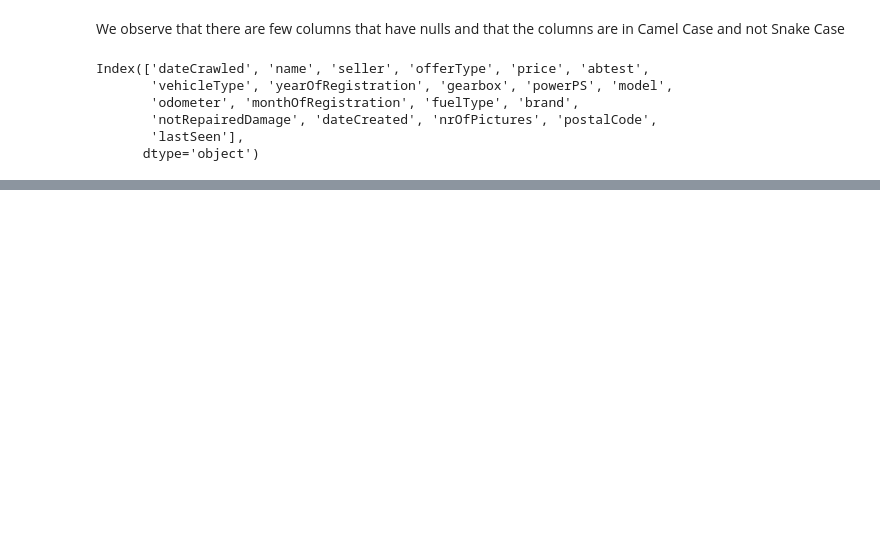
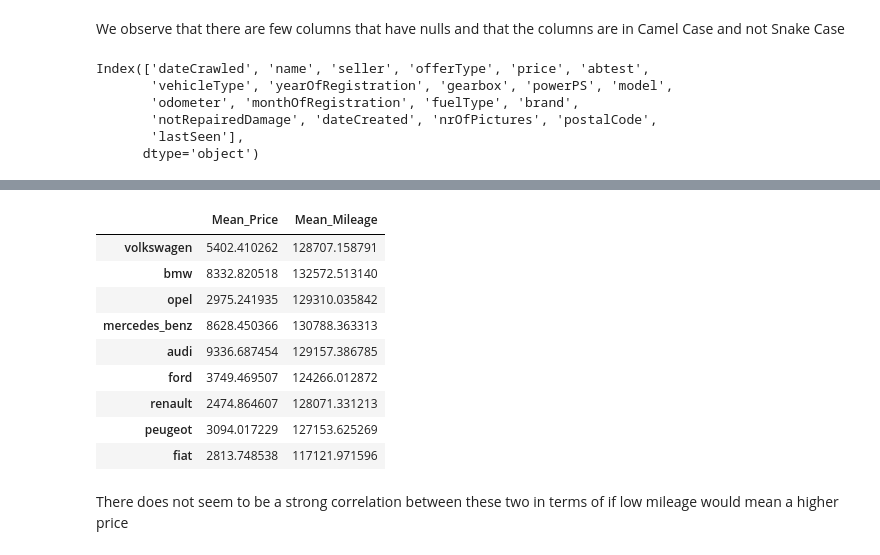
Before and after one commit to hkawamat/hkawamat, a Jupyter notebook: Project 3 PandasNumpy.ipynb, the cells around one changed output, grey strips where cells are left out. Saved outputs shown, nothing was run; the diff lists cells and outputs as text; code cells hidden in the pictures; blank space fills up the shorter version.

```diff
--- a/Project 3 PandasNumpy.ipynb
+++ b/Project 3 PandasNumpy.ipynb
@@ -75,0 +590,4 @@ autos.head()
+# %%
+mean_price_series = pd.Series(brand_mean_list)
+# %%
+mean_price_dataframe = pd.DataFrame(mean_price_series, columns = ['Mean_Price'])
@@ -75,0 +607,19 @@ autos.head()
+# %%
+mean_mileage_series = pd.Series(mean_mileage)
+# %%
+mean_price_dataframe['Mean_Mileage'] = mean_mileage_series
+# %%
+mean_price_dataframe
+# %% [output]
+|  | Mean_Price | Mean_Mileage |
+| volkswagen | 5402.410262 | 128707.158791 |
+| bmw | 8332.820518 | 132572.513140 |
+| opel | 2975.241935 | 129310.035842 |
+| mercedes_benz | 8628.450366 | 130788.363313 |
+| audi | 9336.687454 | 129157.386785 |
+| ford | 3749.469507 | 124266.012872 |
+| renault | 2474.864607 | 128071.331213 |
+| peugeot | 3094.017229 | 127153.625269 |
+| fiat | 2813.748538 | 117121.971596 |
+# %% [markdown]
+There does not seem to be a strong correlation between these two in terms of if low mileage would mean a higher price
```
Also changed, not shown: parts of 58 cells of this notebook.
